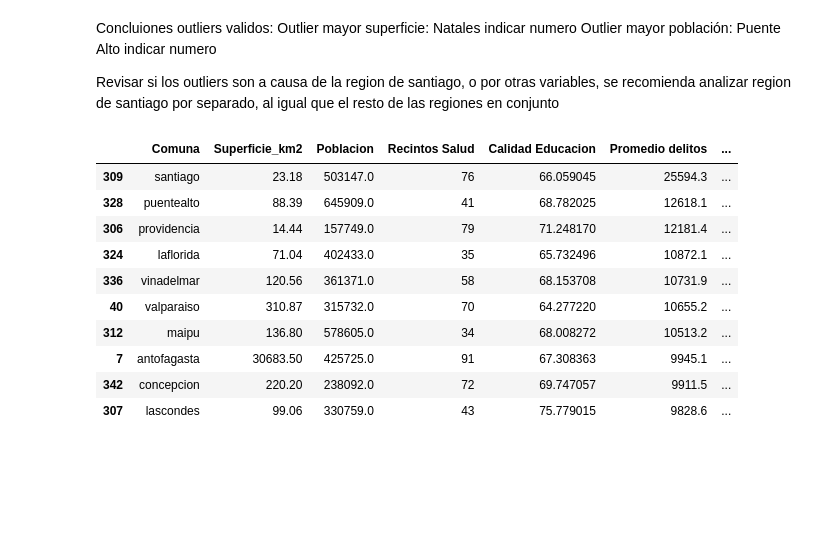
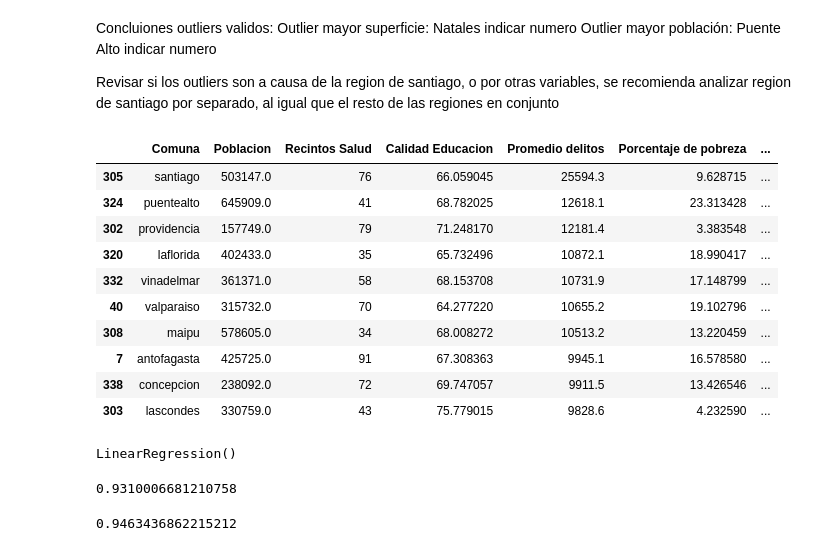
Before and after one commit to 08benja08p/Grupo-8-CDD, a Jupyter notebook: Proyecto/Proyecto_CDD.ipynb, the cells around one changed output. Saved outputs shown, nothing was run; the diff lists cells and outputs as text; code cells hidden in the pictures; blank space fills up the shorter version.

```diff
--- a/Proyecto/Proyecto_CDD.ipynb
+++ b/Proyecto/Proyecto_CDD.ipynb
@@ -732,0 +754,3 @@ sorted(datas_natalidad_total['Comuna'].values)
+# %%
+data_resumen = data_resumen.fillna(0)
+data_resumen.info()
@@ -749,5 +789,8 @@ datas_mortalidad_total['Comuna'] = datas_mortalidad_total['Comuna'].str.replace(
  'timaukel',
  'torresdelpaine'}
 # %%
-data_resumen.corr()
+#Combinacion de datasets
+data_resumen = data_resumen.merge(datas_mortalidad_total, how = 'outer', on = 'Comuna')
+display(data_resumen.head())
+display(data_resumen.info())
 # %% [output]
@@ -817,0 +822,4 @@ sorted(data_resumen['Comuna'].values)
+# %%
+data_resumen = data_resumen.fillna(0)
+display(data_resumen.head())
+display(data_resumen.info())
@@ -817,0 +854,4 @@ sorted(data_resumen['Comuna'].values)
+# %%
+data_resumen['Personas_km2'] = data_resumen['Poblacion'] / data_resumen['Superficie_km2']
+data_resumen = data_resumen.drop(labels = 'Superficie_km2', axis = 1)
+data_resumen.head()
@@ -899,19 +935,19 @@ Outlier mayor población: Puente Alto  indicar numero
 
 Revisar si los outliers son a causa de la region de santiago, o por otras variables, se recomienda analizar region de santiago por separado, al igual que el resto de las regiones en conjunto
 # %%
-data.sort_values(by = 'Promedio delitos', ascending=False).head(10)
+data_resumen.sort_values(by = 'Promedio delitos', ascending=False).head(10)
 
 #ver desglose de detalle delitos para ver porque en santiago es tan alto.-
 #cargar otro dataset (detalle delitos con filtro comuna = santiago y verificar)
 # %% [output]
-|  | Comuna | Superficie_km2 | Poblacion | Recintos Salud | Calidad Educacion | Promedio delitos | ... |
-| 309 | santiago | 23.18 | 503147.0 | 76 | 66.059045 | 25594.3 | ... |
-| 328 | puentealto | 88.39 | 645909.0 | 41 | 68.782025 | 12618.1 | ... |
-| 306 | providencia | 14.44 | 157749.0 | 79 | 71.248170 | 12181.4 | ... |
-| 324 | laflorida | 71.04 | 402433.0 | 35 | 65.732496 | 10872.1 | ... |
-| 336 | vinadelmar | 120.56 | 361371.0 | 58 | 68.153708 | 10731.9 | ... |
-| 40 | valparaiso | 310.87 | 315732.0 | 70 | 64.277220 | 10655.2 | ... |
-| 312 | maipu | 136.80 | 578605.0 | 34 | 68.008272 | 10513.2 | ... |
-| 7 | antofagasta | 30683.50 | 425725.0 | 91 | 67.308363 | 9945.1 | ... |
-| 342 | concepcion | 220.20 | 238092.0 | 72 | 69.747057 | 9911.5 | ... |
-| 307 | lascondes | 99.06 | 330759.0 | 43 | 75.779015 | 9828.6 | ... |
+|  | Comuna | Poblacion | Recintos Salud | Calidad Educacion | Promedio delitos | Porcentaje de pobreza | ... |
+| 305 | santiago | 503147.0 | 76 | 66.059045 | 25594.3 | 9.628715 | ... |
+| 324 | puentealto | 645909.0 | 41 | 68.782025 | 12618.1 | 23.313428 | ... |
+| 302 | providencia | 157749.0 | 79 | 71.248170 | 12181.4 | 3.383548 | ... |
+| 320 | laflorida | 402433.0 | 35 | 65.732496 | 10872.1 | 18.990417 | ... |
+| 332 | vinadelmar | 361371.0 | 58 | 68.153708 | 10731.9 | 17.148799 | ... |
+| 40 | valparaiso | 315732.0 | 70 | 64.277220 | 10655.2 | 19.102796 | ... |
+| 308 | maipu | 578605.0 | 34 | 68.008272 | 10513.2 | 13.220459 | ... |
+| 7 | antofagasta | 425725.0 | 91 | 67.308363 | 9945.1 | 16.578580 | ... |
+| 338 | concepcion | 238092.0 | 72 | 69.747057 | 9911.5 | 13.426546 | ... |
+| 303 | lascondes | 330759.0 | 43 | 75.779015 | 9828.6 | 4.232590 | ... |
@@ -917,0 +958,5 @@ data.sort_values(by = 'Promedio delitos', ascending=False).head(10)
+# %%
+reg = LinearRegression()
+reg.fit(x_train, y_train)
+# %% [output]
+LinearRegression()
@@ -917,0 +968,8 @@ data.sort_values(by = 'Promedio delitos', ascending=False).head(10)
+# %%
+r2_train
+# %% [output]
+0.9310006681210758
+# %%
+r2_test
+# %% [output]
+0.9463436862215212
```
Also changed, not shown: parts of 60 cells of this notebook.
